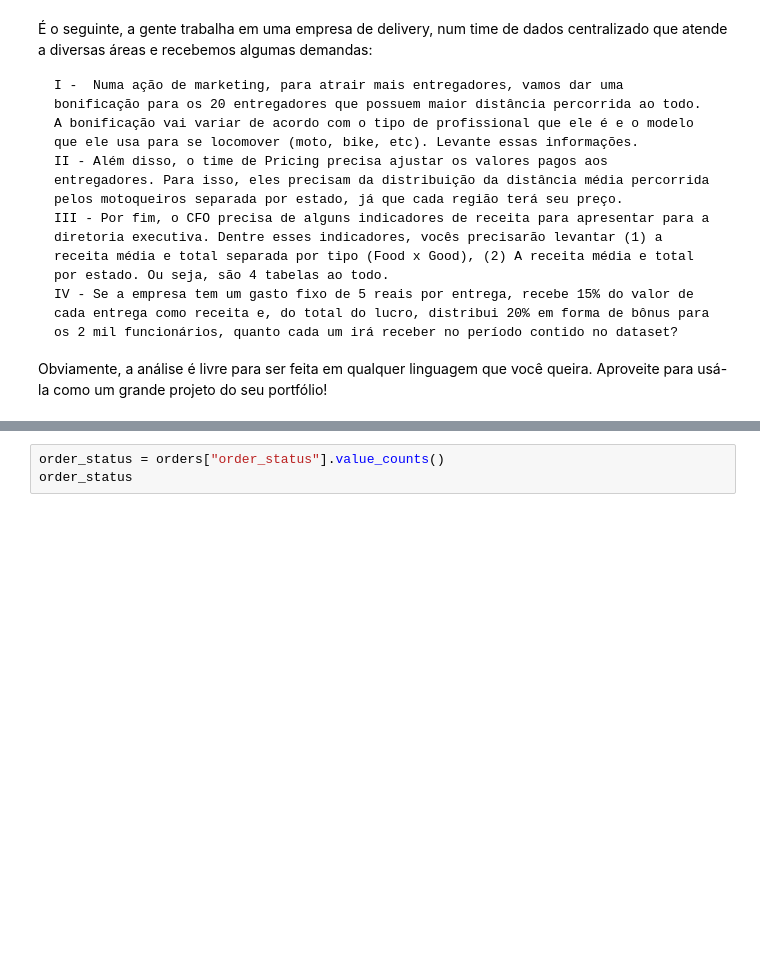
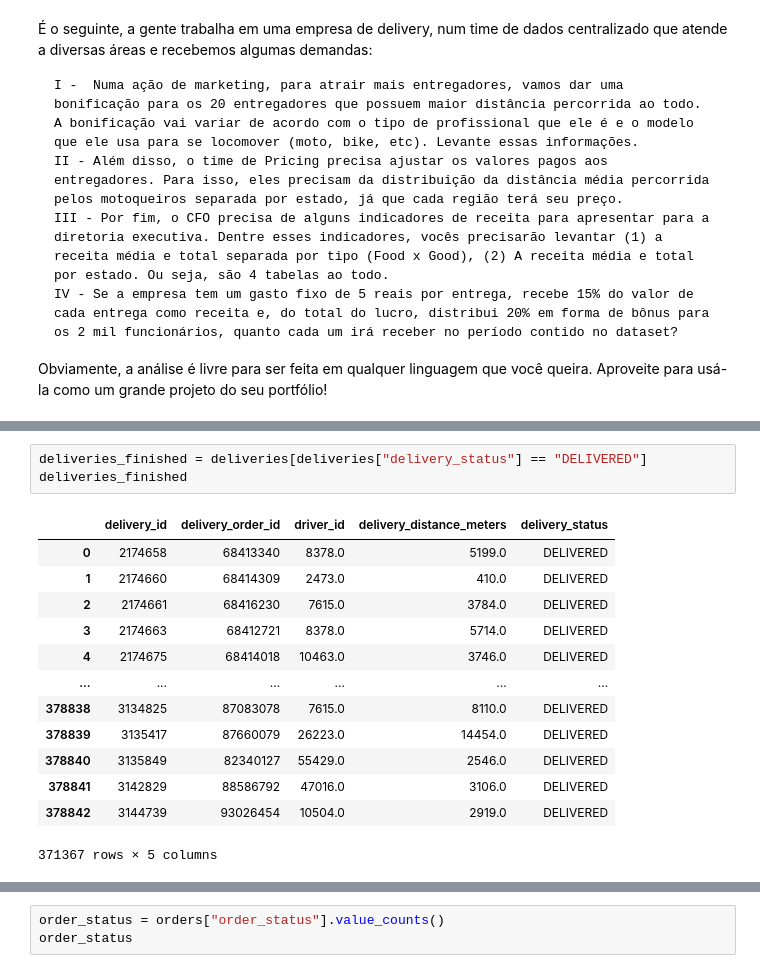
Before and after one commit to EmanuelHark12/Python_Analysis, a Jupyter notebook: notebooks/delivery/01_delivery.ipynb, the cells around one changed output, grey strips where cells are left out. Drawn from its saved outputs; the diff is of its cells as text; blank space fills up the shorter version.

```diff
--- a/notebooks/delivery/01_delivery.ipynb
+++ b/notebooks/delivery/01_delivery.ipynb
@@ -101,0 +143,17 @@ None
+# %%
+deliveries_finished = deliveries[deliveries["delivery_status"] == "DELIVERED"]
+deliveries_finished
+# %% [output]
+|  | delivery_id | delivery_order_id | driver_id | delivery_distance_meters | delivery_status |
+| 0 | 2174658 | 68413340 | 8378.0 | 5199.0 | DELIVERED |
+| 1 | 2174660 | 68414309 | 2473.0 | 410.0 | DELIVERED |
+| 2 | 2174661 | 68416230 | 7615.0 | 3784.0 | DELIVERED |
+| 3 | 2174663 | 68412721 | 8378.0 | 5714.0 | DELIVERED |
+| 4 | 2174675 | 68414018 | 10463.0 | 3746.0 | DELIVERED |
+| ... | ... | ... | ... | ... | ... |
+| 378838 | 3134825 | 87083078 | 7615.0 | 8110.0 | DELIVERED |
+| 378839 | 3135417 | 87660079 | 26223.0 | 14454.0 | DELIVERED |
+| 378840 | 3135849 | 82340127 | 55429.0 | 2546.0 | DELIVERED |
+| 378841 | 3142829 | 88586792 | 47016.0 | 3106.0 | DELIVERED |
+| 378842 | 3144739 | 93026454 | 10504.0 | 2919.0 | DELIVERED |
+371367 rows × 5 columns
```
Also changed, not shown: parts of 17 cells of this notebook, 2 other files.
